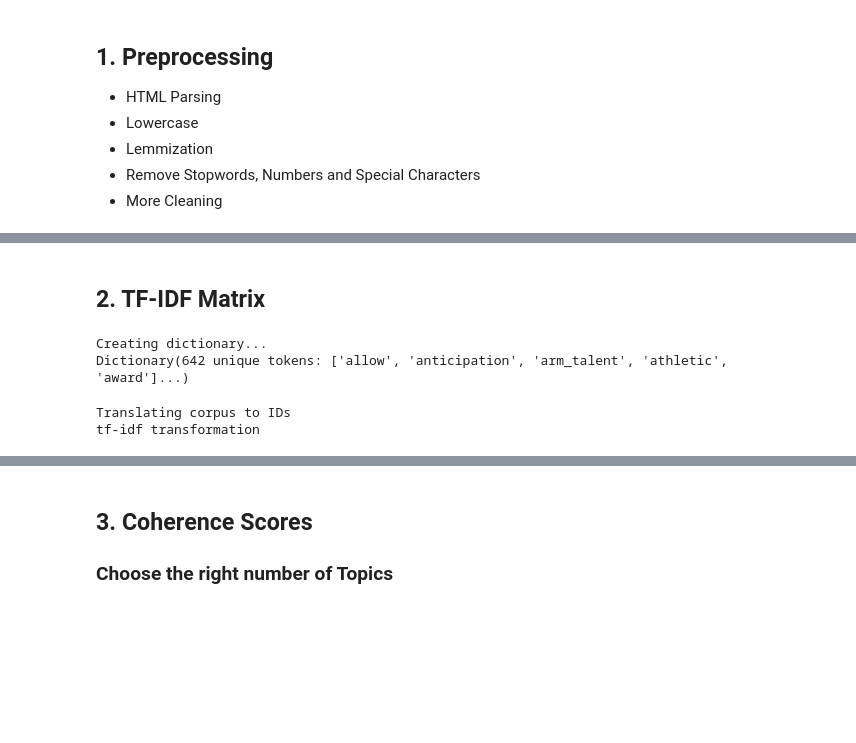
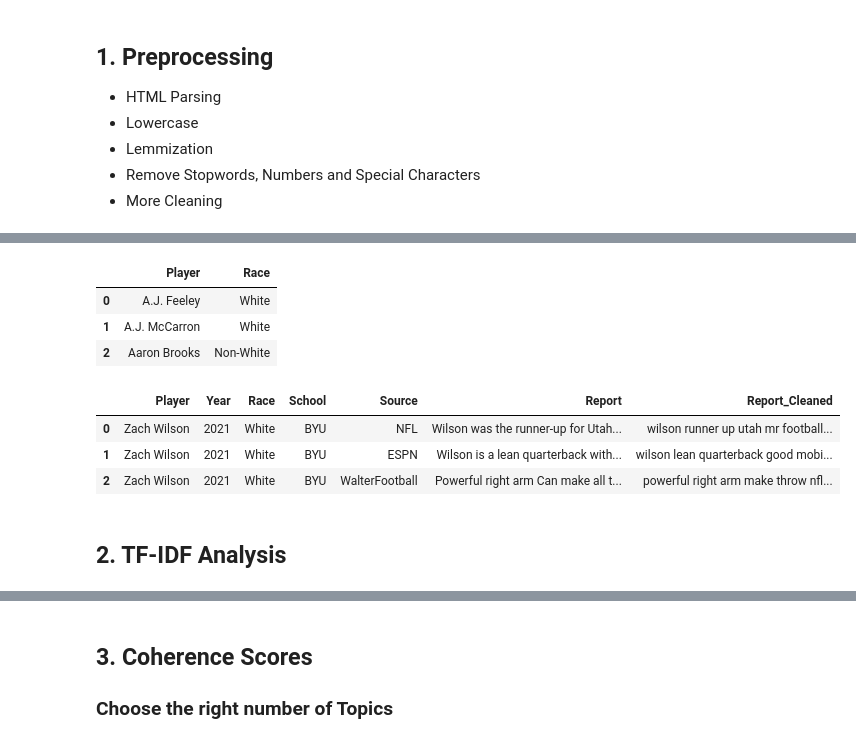
Before and after one commit to Ezekiel-25-17/Racial_Bias_in_American_Football, a Jupyter notebook: topic_model_WIP.ipynb, the cells around one changed output, grey strips where cells are left out. Drawn from its saved outputs; the diff is of its cells as text; code cells hidden in the pictures; blank space fills up the shorter version.

Commit message:
added tf-idf analysis

```diff
--- a/topic_model_WIP.ipynb
+++ b/topic_model_WIP.ipynb
@@ -82,6 +83,29 @@ df = df[df['Report_Cleaned'].notnull()]
 
 # Make sure everything is a string
 df['Report_Cleaned'] = df['Report_Cleaned'].apply(str)
+# %%
+path = 'dataset-quarterback_stats'
+filename = 'census.csv'
+
+# Import info about players ethnicity
+df2 = pd.read_csv(os.path.join(path, filename))
+df2.head(3)
+# %% [output]
+|  | Player | Race |
+| 0 | A.J. Feeley | White |
+| 1 | A.J. McCarron | White |
+| 2 | Aaron Brooks | Non-White |
+# %%
+# Merge df and df2
+df = df.merge(df2, how='left', on='Player')
+# %%
+df = df[['Player', 'Year', 'Race', 'School', 'Source', 'Report', 'Report_Cleaned']]
+df.head(3)
+# %% [output]
+|  | Player | Year | Race | School | Source | Report | Report_Cleaned |
+| 0 | Zach Wilson | 2021 | White | BYU | NFL | Wilson was the runner-up for Utah... | wilson runner up utah mr football... |
+| 1 | Zach Wilson | 2021 | White | BYU | ESPN | Wilson is a lean quarterback with... | wilson lean quarterback good mobi... |
+| 2 | Zach Wilson | 2021 | White | BYU | WalterFootball | Powerful right arm Can make all t... | powerful right arm make throw nfl... |
 # %%
 checkpoint = '__checkpoints'
 filename = 'reports_cleaned'
@@ -96,36 +127,2 @@ with open(os.path.join(checkpoint, filename + '.pkl'), 'rb') as f:
 # %% [markdown]
-## 2. TF-IDF Matrix
+## 2. TF-IDF Analysis
-# %%
-# We create a single corpus and .
-instances = df['Report_Cleaned'].apply(str.split).tolist()
-print("Creating dictionary...", flush=True)
-
-# Read in instances and create collocations for frequent phrases
-phrases = Phrases(instances, min_count=5, threshold=1)
-instances_colloc = phrases[instances]
-
-# Create dictionary
-dictionary = Dictionary(instances_colloc)
-
-# Filter out rare and overly frequent words (this will be one of our major parameters to influence the model)
-dictionary.filter_extremes(no_below=30, no_above=0.25)
-print(dictionary, flush=True)
-# %% [output]
-Creating dictionary...
-Dictionary(642 unique tokens: ['allow', 'anticipation', 'arm_talent', 'athletic', 'award']...)
-# %%
-# We turn our corpus into a TFIDF-weighted data matrix
-
-# Replace words by their numerical IDs and their frequency
-print("Translating corpus to IDs", flush=True)
-ldacorpus = [dictionary.doc2bow(text) for text in instances]
-
-# Learn TFIDF values from corpus
-print("tf-idf transformation", flush=True)
-tfidfmodel = TfidfModel(ldacorpus)
-
-# Transform raw frequencies into TFIDF
-model_corpus = tfidfmodel[ldacorpus]
-# %% [output]
-Translating corpus to IDs
-tf-idf transformation
```
Also changed, not shown: parts of 9 cells of this notebook.
